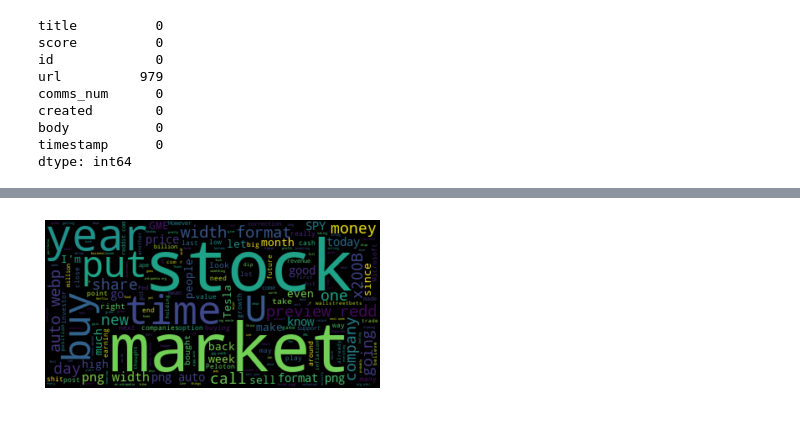
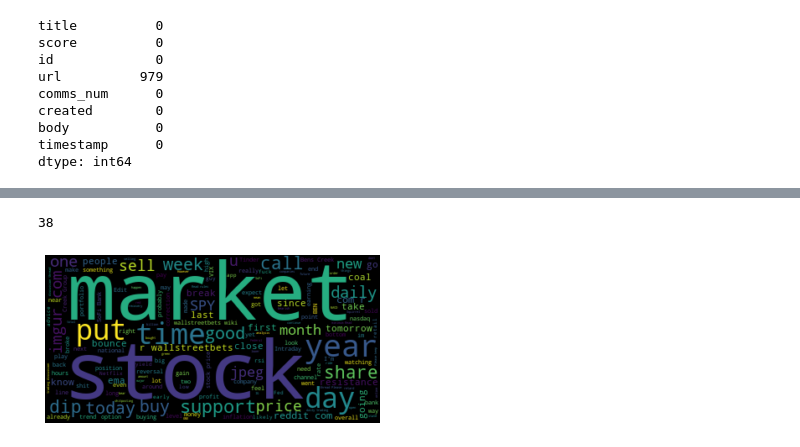
Before and after one commit to jcp650/wsb_pipeline-sentiment, a Jupyter notebook: wsb_analysis.ipynb, the cells around one changed output, grey strips where cells are left out. Saved outputs shown, nothing was run; the diff lists cells and outputs as text; code cells hidden in the pictures.

Commit message:
adding modified analysis and wordcloud image

```diff
--- a/wsb_analysis.ipynb
+++ b/wsb_analysis.ipynb
@@ -80,0 +87,4 @@ fig.show()
+# %%
+# outlier df
+outlier_df = df[df.score > 49]
+outlier_df.head()
@@ -81,21 +98,26 @@ fig.show()
+# %%
+# Check size of outlier df
+len(outlier_df)
+# %% [output]
+38
 # %%
 # Create a wordcloud for body
 from nltk.corpus import stopwords
 from wordcloud import WordCloud
 
 # Create stopword list:
 stopwords = set(stopwords.words('english'))
-new_stopwords = ['like','https','WWW','also','could','still','thing','say','see','said','well','want','would','think','get']
+new_stopwords = ['like','https','WWW','also','could','still','thing','say','see','said','well','want','would','think','get','width','format','preview','redd','auto','x200B','png','webp']
 stopwords.update(new_stopwords)
 
 # remove stop words from body
-text = " ".join(review for review in df.body)
+text = " ".join(review for review in outlier_df.body)
 
 # graph wordcloud
 wordcloud = WordCloud(stopwords=stopwords).generate(text)
 plt.imshow(wordcloud, interpolation='bilinear')
 plt.axis("off")
 plt.savefig('wordcloud1.png')
 plt.show()
 # %% [output]
-[figure, old version]
+[figure, new version]
```
Also changed, not shown: parts of 4 cells of this notebook, 1 other file.
